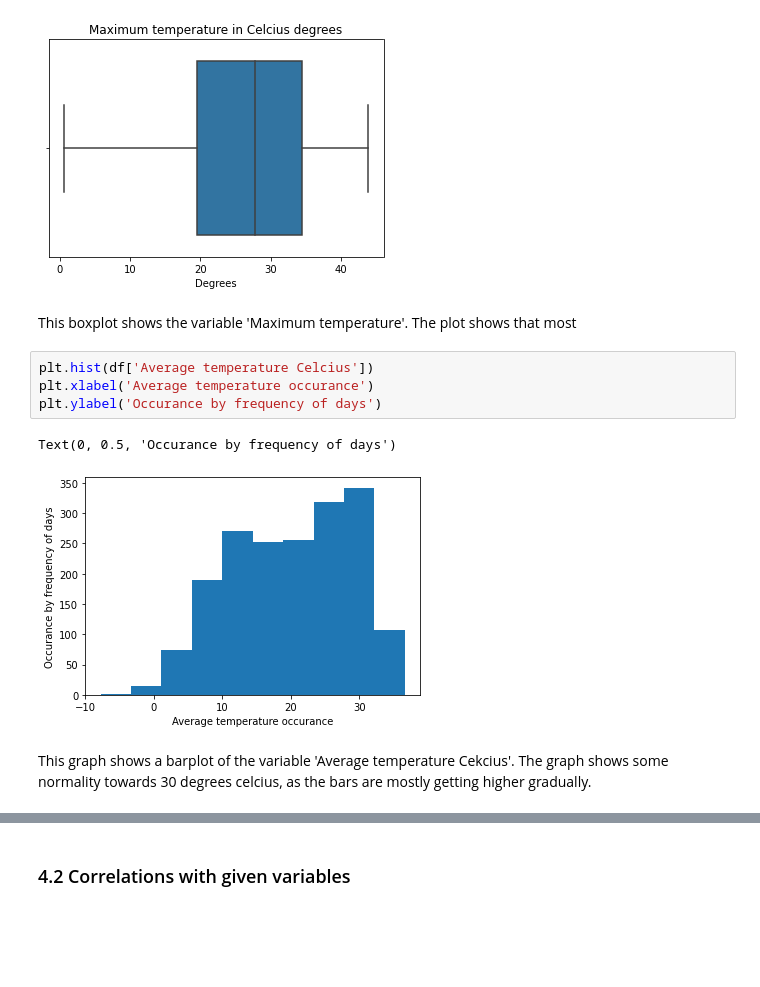
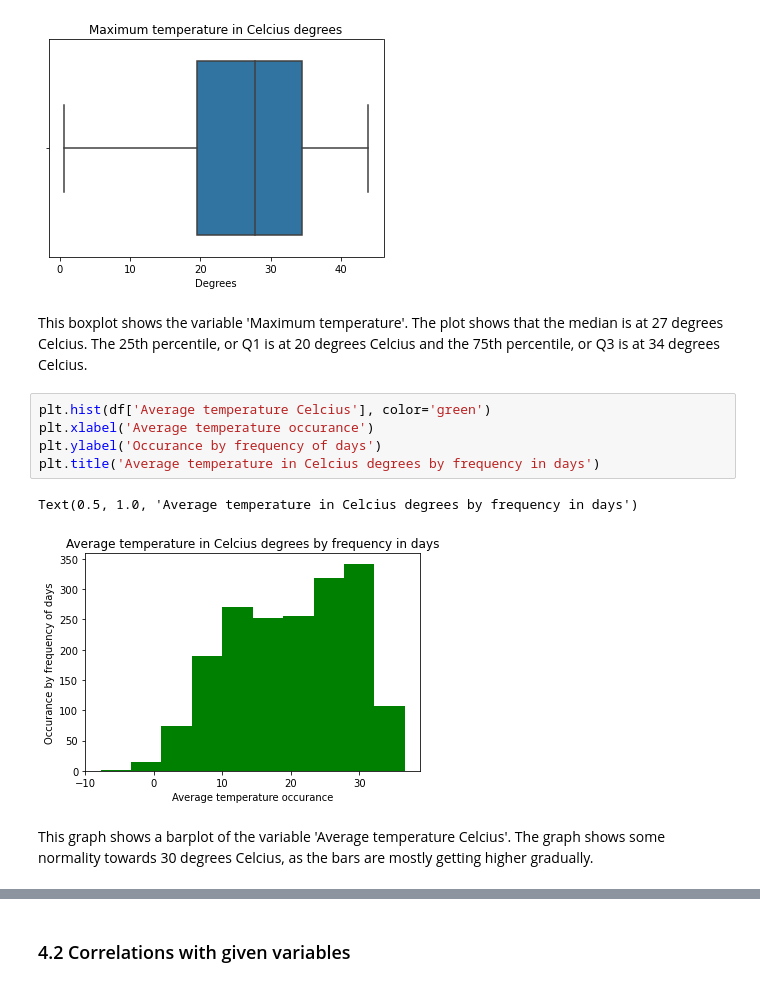
Before and after one commit to noahkleinn/noahkleinn, a Jupyter notebook: Final.ipynb, the cells around one changed output, grey strips where cells are left out. Cells and saved outputs as stored; diff of their text form; blank space fills up the shorter version.

```diff
--- a/Final.ipynb
+++ b/Final.ipynb
@@ -192,14 +194,15 @@ plt.xlabel('Degrees')
 plt.show()
 # %% [output]
 [figure]
-# %% [markdown]
-This boxplot shows the variable 'Maximum temperature'. The plot shows that most
+# %% [markdown]
+This boxplot shows the variable 'Maximum temperature'. The plot shows that the median is at 27 degrees Celcius. The 25th percentile, or Q1 is at 20 degrees Celcius and  the 75th percentile, or Q3 is at 34 degrees Celcius.
 # %%
-plt.hist(df['Average temperature Celcius'])
+plt.hist(df['Average temperature Celcius'], color='green')
 plt.xlabel('Average temperature occurance')
 plt.ylabel('Occurance by frequency of days')
+plt.title('Average temperature in Celcius degrees by frequency in days')
 # %% [output]
-Text(0, 0.5, 'Occurance by frequency of days')
+Text(0.5, 1.0, 'Average temperature in Celcius degrees by frequency in days')
-[figure, old version]
+[figure, new version]
 # %% [markdown]
-This graph shows a barplot of the variable 'Average temperature Cekcius'. The graph shows some normality towards 30 degrees celcius, as the bars are mostly getting higher gradually.
+This graph shows a barplot of the variable 'Average temperature Celcius'. The graph shows some normality towards 30 degrees Celcius, as the bars are mostly getting higher gradually.
```
Also changed, not shown: parts of 23 cells of this notebook.
